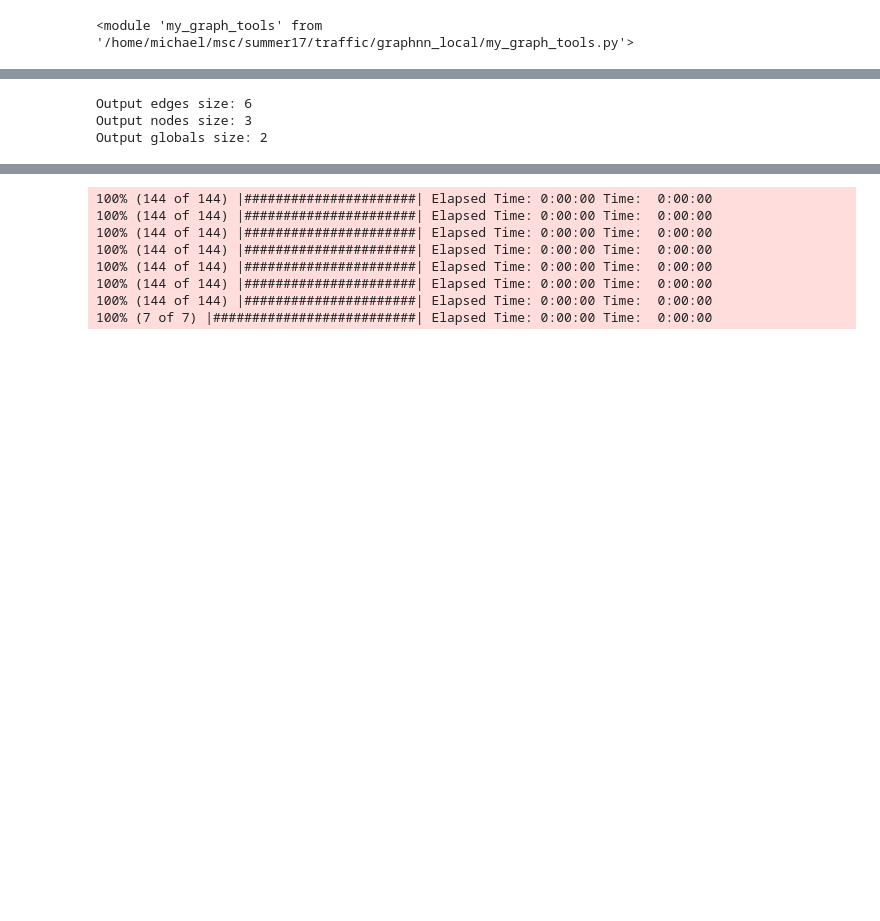
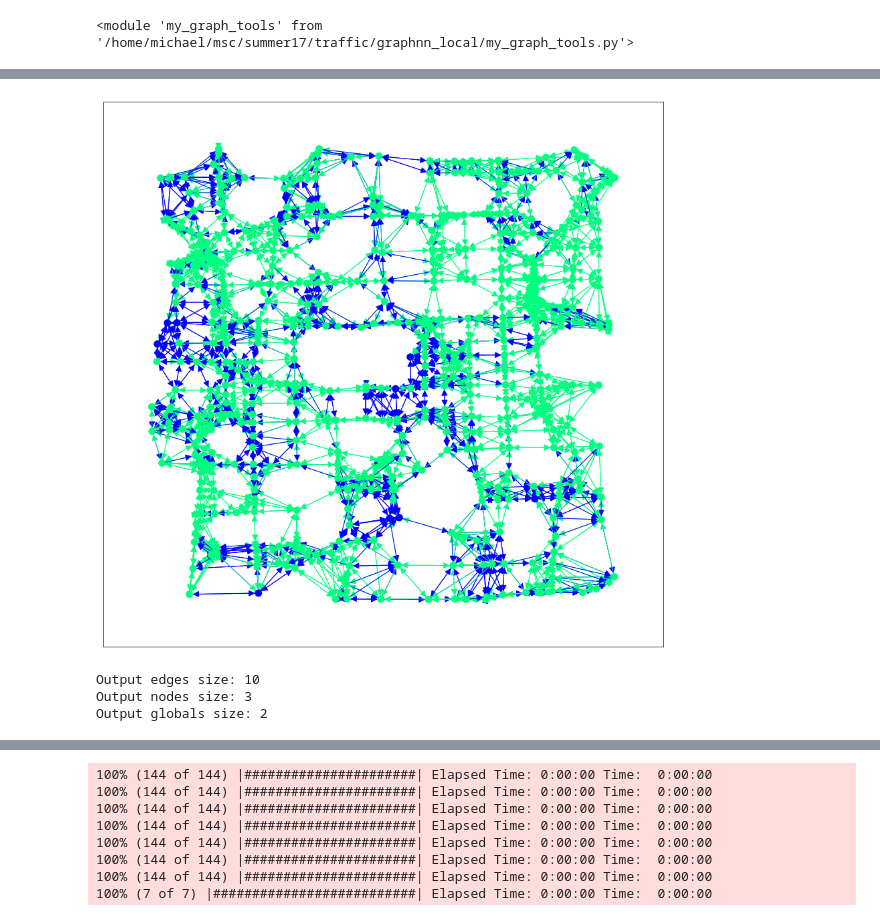
Before and after one commit to m-walters/graphnn_local, a Jupyter notebook: graph_nn.ipynb, the cells around one changed output, grey strips where cells are left out. Saved outputs shown, nothing was run; the diff lists cells and outputs as text; code cells hidden in the pictures; blank space fills up the shorter version.

```diff
--- a/graph_nn.ipynb
+++ b/graph_nn.ipynb
@@ -119,3 +199,22 @@ class mymlp(snt.Module):
 reload(mgt)
 # %% [output]
 <module 'my_graph_tools' from '/home/michael/msc/summer17/traffic/graphnn_local/my_graph_tools.py'>
+# %%
+# Save graphs images
+imgdir = 'images_tmp'
+# if os.path.exists(imgdir):
+#     shutil.rmtree(imgdir)
+# os.makedirs(imgdir)
+
+col_lims = [-1., nodestats[0,0]+nodestats[1,0], -1., edgestats[0,0]+edgestats[1,0]]
+# col_lims = [0, 1., 0,1.]
+for i in progressbar(range(3)):
+    fig, ax = mgt.draw_graph(inps[i], node_pos, col_lims=col_lims, is_normed=False)
+    _ = fig.savefig(imgdir+"/inp_"+str(i)+".pdf")
+    plt.cla(); plt.clf()
+    fig, ax = mgt.draw_graph(lbls[i], node_pos, col_lims=col_lims, is_normed=False)
+    _ = fig.savefig(imgdir+"/lbl_"+str(i)+".pdf")
+    plt.cla(); plt.clf()
+    fig, ax = mgt.draw_graph(outs[i], node_pos, col_lims=col_lims, is_normed=False)
+    _ = fig.savefig(imgdir+"/out_"+str(i)+".pdf")
+    plt.cla(); plt.clf()
@@ -121,0 +241,24 @@ reload(mgt)
+# %%
+nodecols = lbl.nodes[:,0]
+
+vmin,vmax = 0,1
+e_vmin,e_vmax = 0,1
+
+graphs_nx = utils_np.graphs_tuple_to_networkxs(lbl)
+edgecols = np.zeros((N_EDGE,))
+for i,e in enumerate(graphs_nx[0].edges):
+    j = np.argwhere((senders==e[0]) & (receivers==e[1]))
+    edgecols[i] = lbl.edges[j,0]
+
+f,ax = plt.subplots(figsize=(15,15))
+#nodesize=100
+draw_ = mgt.nx.draw_networkx(graphs_nx[0],ax=ax,pos=node_pos,node_color=nodecols,
+            edge_color=edgecols,node_size=100, with_labels=False,
+            cmap=plt.cm.winter,edge_cmap=plt.cm.winter,
+            vmin=vmin,vmax=vmax,edge_vmin=e_vmin,edge_vmax=e_vmax,
+            arrowsize=10)
+
+# drawn_edges = nx.draw_networkx_edge_labels(graphs_nx[0],ax=ax,pos=node_pos)
+plt.show()
+# %% [output]
+[figure, added]
@@ -122,17 +267,26 @@ reload(mgt)
 # %%
+reload(mgt)
 tf.reset_default_graph()
 
+NUM_PROC_STEP = 3
+
 h5in = h5py.File(inputfname,'r')
-# edge_model_fn: a callable to perform per-edge computations, etc.
-graphnet = modules.GraphNetwork(
-    edge_model_fn=lambda: snt.Linear(output_size=N_EDGE_FEAT),
-    node_model_fn=lambda: snt.Linear(output_size=N_NODE_FEAT),
-    global_model_fn=lambda: mgt.timecrement(NTG),
-    global_block_opt={"use_edges":False,"use_nodes":False})
+input_graph = mgt.snap2graph(h5in,day=0,tg=0,use_tf=True,placeholder=False,name="input")
+graphnet = mgt.EncodeProcessDecode(edge_output_size=3,
+               node_output_size=N_NODE_FEAT, name="output")
+output_graph_list = graphnet(input_graph,num_processing_steps=NUM_PROC_STEP)
+out_pre = output_graph_list[-1]
+output_graph = out_pre.replace(edges=tf.concat((out_pre.edges,
+                                                     input_graph.edges[:,3:6],
+                                                     tf.multiply(out_pre.edges,input_graph.edges[0,3:6]),
+                                                     tf.reshape(tf.multiply(out_pre.edges[:,0],
+                                                                            out_pre.edges[:,1]),
+                                                                (N_EDGE,1))),
+                                                     axis=1
+                                                   )
+                              )
 
-input_graph = mgt.snap2graph(h5in,day=0,tg=0,use_tf=True,placeholder=False)
-output_graph = graphnet(input_graph)
-lbl_graph = mgt.snap2graph(h5in,day=0,tg=0,use_tf=True,placeholder=False)
+lbl_graph = mgt.snap2graph(h5in,day=0,tg=0,use_tf=True,placeholder=False,name="label")
 
 print("Output edges size: {}".format(output_graph.edges.shape[-1]))  # Equal to OUTPUT_EDGE_SIZE
 print("Output nodes size: {}".format(output_graph.nodes.shape[-1]))  # Equal to OUTPUT_NODE_SIZE
@@ -140,12 +294,13 @@ print("Output globals size: {}".format(output_graph.globals.shape[-1]))
 
 loss = tf.losses.mean_squared_error(labels=lbl_graph.nodes,
                                     predictions=output_graph.nodes)\
-      +tf.losses.mean_squared_error(labels=lbl_graph.edges,
-                                    predictions=output_graph.edges)
-opt = tf.train.AdamOptimizer(learning_rate=1e-4)
+      +tf.losses.mean_squared_error(labels=lbl_graph.edges[:,:3],
+                                    predictions=output_graph.edges[:,:3])
+
+opt = tf.train.AdamOptimizer(learning_rate=1e-3)
 loss_op = opt.minimize(loss)
 h5in.close()
 # %% [output]
-Output edges size: 6
+Output edges size: 10
 Output nodes size: 3
 Output globals size: 2
```
Also changed, not shown: parts of 34 cells of this notebook, 2 other files.
